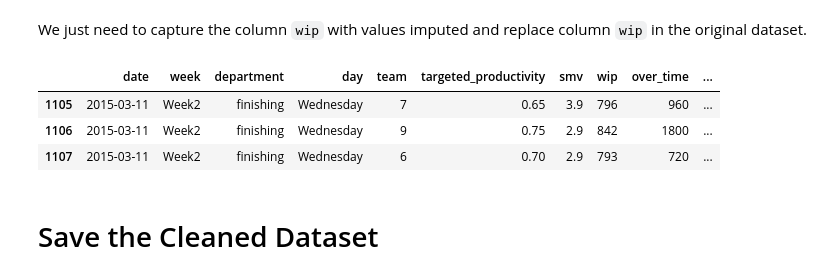
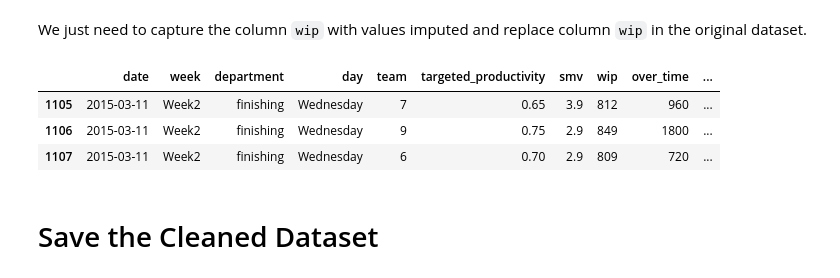
Before and after one commit to anggoro-bimo/producticity_prediction, a Jupyter notebook: notebooks/1. data_examination.ipynb, the cells around one changed output. Saved outputs shown, nothing was run; the diff lists cells and outputs as text; code cells hidden in the pictures.

Commit message:
update: change the column 'wip' imputation method

```diff
--- a/notebooks/1. data_examination.ipynb
+++ b/notebooks/1. data_examination.ipynb
@@ -725,19 +727,10 @@ from sklearn import preprocessing
 # %%
-# exclude the column 'date' for imputation
-df_for_impute = df.drop(columns=['date'])
-
-# encode the categorical columns
-le = preprocessing.LabelEncoder()
-
-for column_name in df_for_impute.columns:
-    if df_for_impute[column_name].dtype == object:
-        df_for_impute[column_name] = le.fit_transform(df_for_impute[column_name])
-    else:
-        pass
+# create instance for numerical columns
+df_for_impute = df._get_numeric_data()
 
 # execute the data imputation
 imputer = IterativeImputer(max_iter = 5, imputation_order = 'random', min_value = 7, max_value = 1871, initial_strategy = 'constant', random_state = 46)
-df_imputed = pd.DataFrame(imputer.fit_transform(df_for_impute), columns=['week', 'department', 'day', 'team', 'targeted_productivity', 'smv',
+df_imputed = pd.DataFrame(imputer.fit_transform(df_for_impute), columns=['team', 'targeted_productivity', 'smv',
        'wip', 'over_time', 'incentive', 'no_of_style_change', 'no_of_workers',
        'actual_productivity'])
 # %%
@@ -759,14 +752,15 @@ df_imputed['wip'] = df_imputed['wip'].astype(int)
 We just need to capture the column `wip` with values imputed and replace column `wip` in the original dataset.
 # %%
 # reload the dataset before label encoding
-df = pd.read_csv('/home/er_bim/productivity-prediction/notebooks/data/worker_productivity_processed.csv')
+#df = pd.read_csv('/home/er_bim/productivity-prediction/notebooks/data/worker_productivity_processed.csv')
+# capture the column wip to the source df
 df['wip'] = df_imputed['wip']
 df.tail(3)
 # %% [output]
 |  | date | week | department | day | team | targeted_productivity | smv | wip | over_time | ... |
-| 1105 | 2015-03-11 | Week2 | finishing | Wednesday | 7 | 0.65 | 3.9 | 796 | 960 | ... |
-| 1106 | 2015-03-11 | Week2 | finishing | Wednesday | 9 | 0.75 | 2.9 | 842 | 1800 | ... |
-| 1107 | 2015-03-11 | Week2 | finishing | Wednesday | 6 | 0.70 | 2.9 | 793 | 720 | ... |
+| 1105 | 2015-03-11 | Week2 | finishing | Wednesday | 7 | 0.65 | 3.9 | 812 | 960 | ... |
+| 1106 | 2015-03-11 | Week2 | finishing | Wednesday | 9 | 0.75 | 2.9 | 849 | 1800 | ... |
+| 1107 | 2015-03-11 | Week2 | finishing | Wednesday | 6 | 0.70 | 2.9 | 809 | 720 | ... |
 # %% [markdown]
 # Save the Cleaned Dataset
 # %% [markdown]
```
Also changed, not shown: parts of 4 cells of this notebook.
